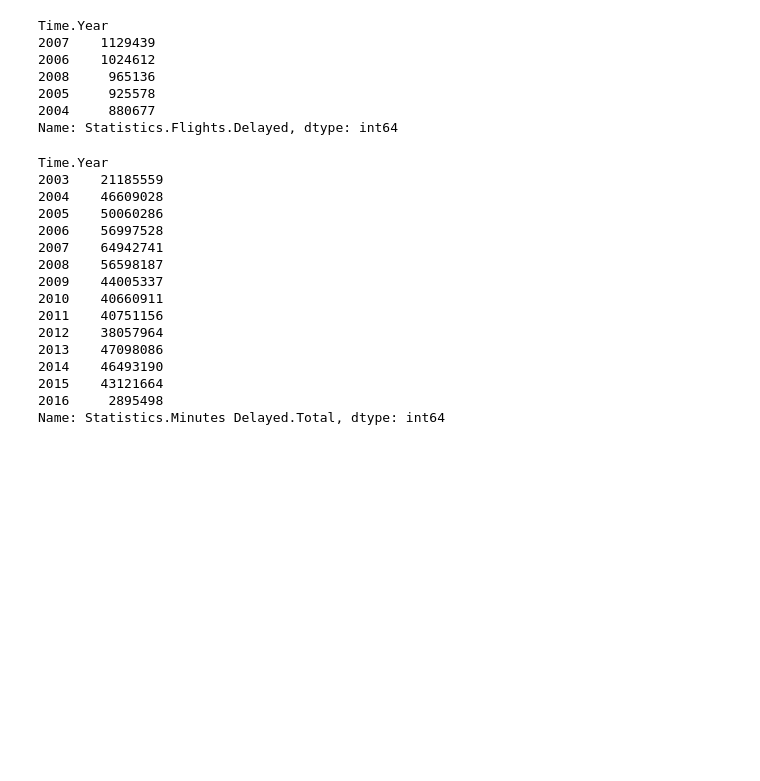
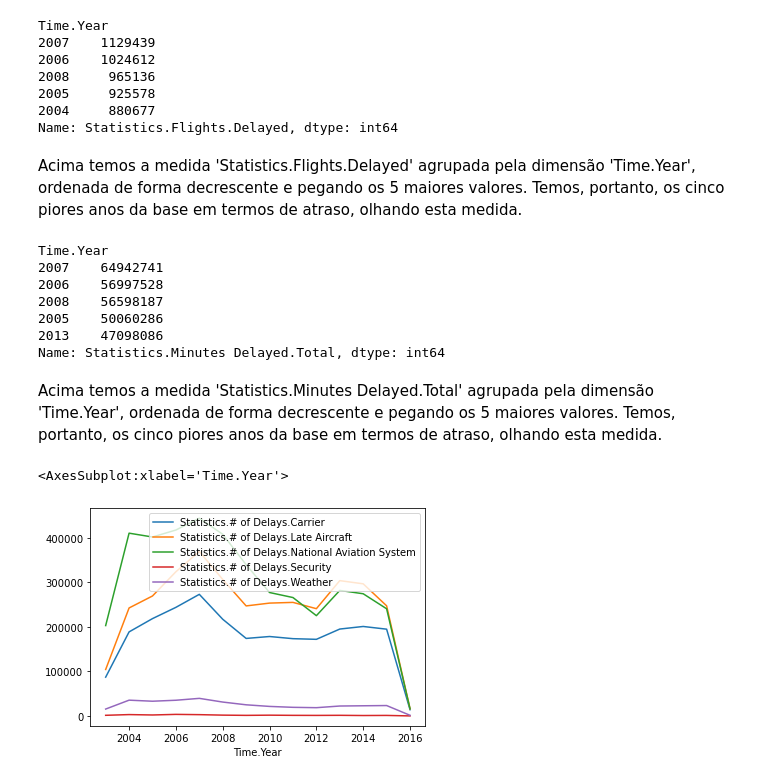
Before and after one commit to limasclayton/case-elo7, a Jupyter notebook: Case elo7 Clayton Lima.ipynb, the cells around one changed output. Drawn from its saved outputs; the diff is of its cells as text; code cells hidden in the pictures; blank space fills up the shorter version.

```diff
--- a/Case elo7 Clayton Lima.ipynb
+++ b/Case elo7 Clayton Lima.ipynb
@@ -232,22 +244,22 @@ Time.Year
 2005     925578
 2004     880677
 Name: Statistics.Flights.Delayed, dtype: int64
+# %% [markdown]
+Acima temos a medida 'Statistics.Flights.Delayed' agrupada pela dimensão 'Time.Year', ordenada de forma decrescente e pegando os 5 maiores valores. Temos, portanto, os cinco piores anos da base em termos de atraso, olhando esta medida.
 # %%
-df_airport.groupby(by=['Time.Year'])['Statistics.Minutes Delayed.Total'].sum()
+df_airport.groupby(by=['Time.Year'])['Statistics.Minutes Delayed.Total'].sum().sort_values(ascending=False).head(5)
 # %% [output]
 Time.Year
-2003    21185559
-2004    46609028
+2007    64942741
+2006    56997528
+2008    56598187
 2005    50060286
-2006    56997528
-2007    64942741
-2008    56598187
-2009    44005337
-2010    40660911
-2011    40751156
-2012    38057964
 2013    47098086
-2014    46493190
-2015    43121664
-2016     2895498
 Name: Statistics.Minutes Delayed.Total, dtype: int64
+# %% [markdown]
+Acima temos a medida 'Statistics.Minutes Delayed.Total' agrupada pela dimensão 'Time.Year', ordenada de forma decrescente e pegando os 5 maiores valores. Temos, portanto, os cinco piores anos da base em termos de atraso, olhando esta medida.
+# %%
+df_airport.groupby(by=['Time.Year'])[colunas_atraso].sum().plot()
+# %% [output]
+<AxesSubplot:xlabel='Time.Year'>
+[figure, added]
```
Also changed, not shown: parts of 30 cells of this notebook, 13 other files.
